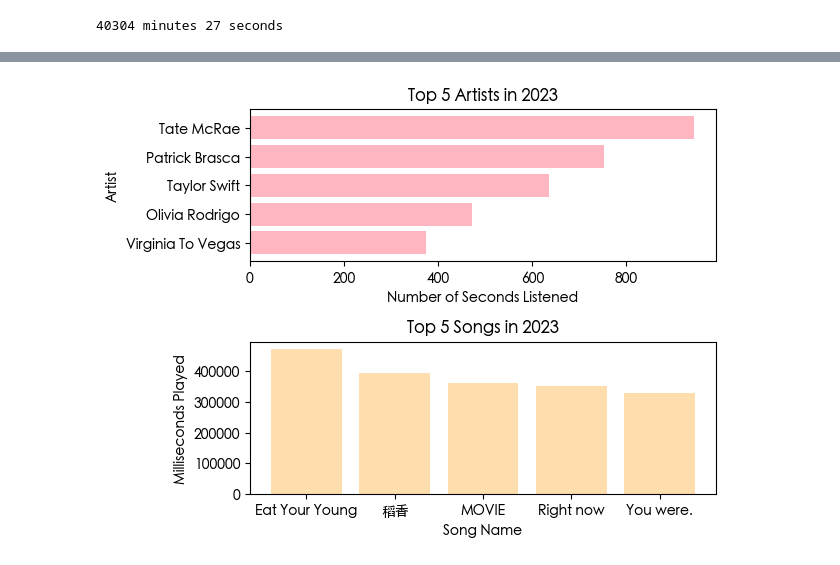
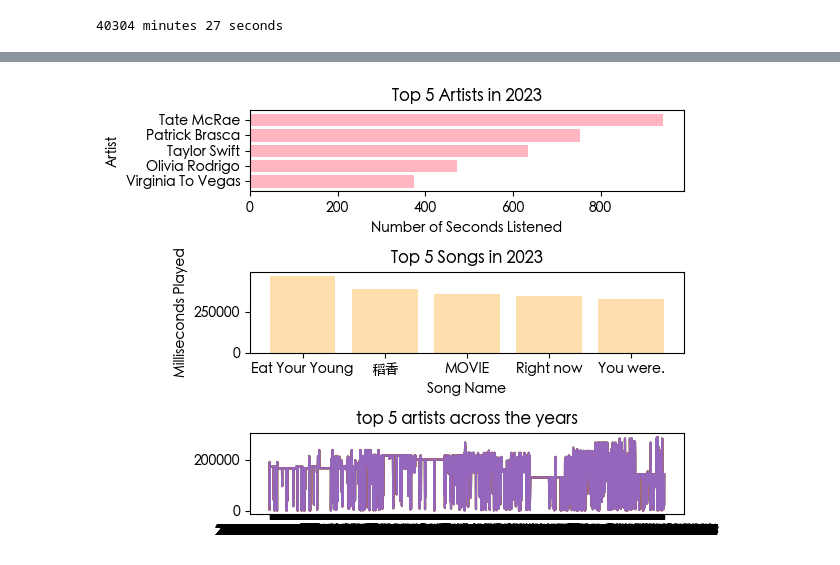
Before and after one commit to kellyhum/spotify-wrapped, a Jupyter notebook: spotify-wrapped.ipynb, the cells around one changed output, grey strips where cells are left out. Saved outputs shown, nothing was run; the diff lists cells and outputs as text; code cells hidden in the pictures.

Commit message:
fix the top 5 artists trending graph

```diff
--- a/spotify-wrapped.ipynb
+++ b/spotify-wrapped.ipynb
@@ -143,3 +143,18 @@ total_secs = math.floor(total_milisecs/1000) # get seconds
 print(f'{math.floor(total_secs/60)} minutes {round(total_secs % 60)} seconds')
 # %% [output]
 40304 minutes 27 seconds
+# %%
+# deeper probing questions
+
+# how have my top 5 artists changed across the years? -----------------
+# pull only the top 5 artists from the *original* 2022+ dataframe
+selected_rows = []
+
+for name in top_5_artists_ascending['Artist']:
+    print(f"strm_hist_total['artistName'] == {name}")
+
+selected_rows = (strm_hist_total['artistName'] == 'Tate McRae') | (strm_hist_total['artistName'] == 'Patrick Brasca') | (strm_hist_total['artistName'] == 'Taylor Swift') | (strm_hist_total['artistName'] == 'Olivia Rodrigo') | (strm_hist_total['artistName'] == 'Virginia to Vegas')
+
+top_5_across_the_years = strm_hist_total.loc[selected_rows]
+
+top_5_across_the_years
@@ -146,31 +180,37 @@ print(f'{math.floor(total_secs/60)} minutes {round(total_secs % 60)} seconds')
 # %%
 # data visualization
 import matplotlib.pyplot as plt
 import matplotlib.font_manager
 
 # allow for chinese characters
 matplotlib.rcParams['font.family'] = ['Heiti TC']
 
 # allow for 2 plots, adjust spacing between plots
-fig, (ax1, ax2) = plt.subplots(2)
+fig, (ax1, ax2, ax3) = plt.subplots(3)
 
 # top 5 artists -----------------------------
 ax1.set_title('Top 5 Artists in 2023')
 ax1.set_xlabel('Number of Seconds Listened')
 ax1.set_ylabel('Artist')
 ax1.barh(top_5_artists_ascending['Artist'],
          top_5_artists_ascending['Number of Seconds Listened'],
          color='lightpink')
 
 # top 5 songs -------------------------------
 ax2.set_title('Top 5 Songs in 2023')
 ax2.set_xlabel('Song Name')
 ax2.set_ylabel('Milliseconds Played')
 ax2.bar(top_5_songs['trackName'],
          top_5_songs['msPlayed'],
          color='navajowhite')
 
+# top 5 artists changing --------------------
+ax3.set_title('top 5 artists across the years')
+for artist in top_5_artists_ascending['Artist']:
+    ax3.plot(top_5_across_the_years['endTime'],
+             top_5_across_the_years['msPlayed'], label=artist)
+
 plt.tight_layout() # space out subplots
 plt.show()
 # %% [output]
-[figure, old version]
+[figure, new version]
```
Also changed, not shown: parts of 2 cells of this notebook.
